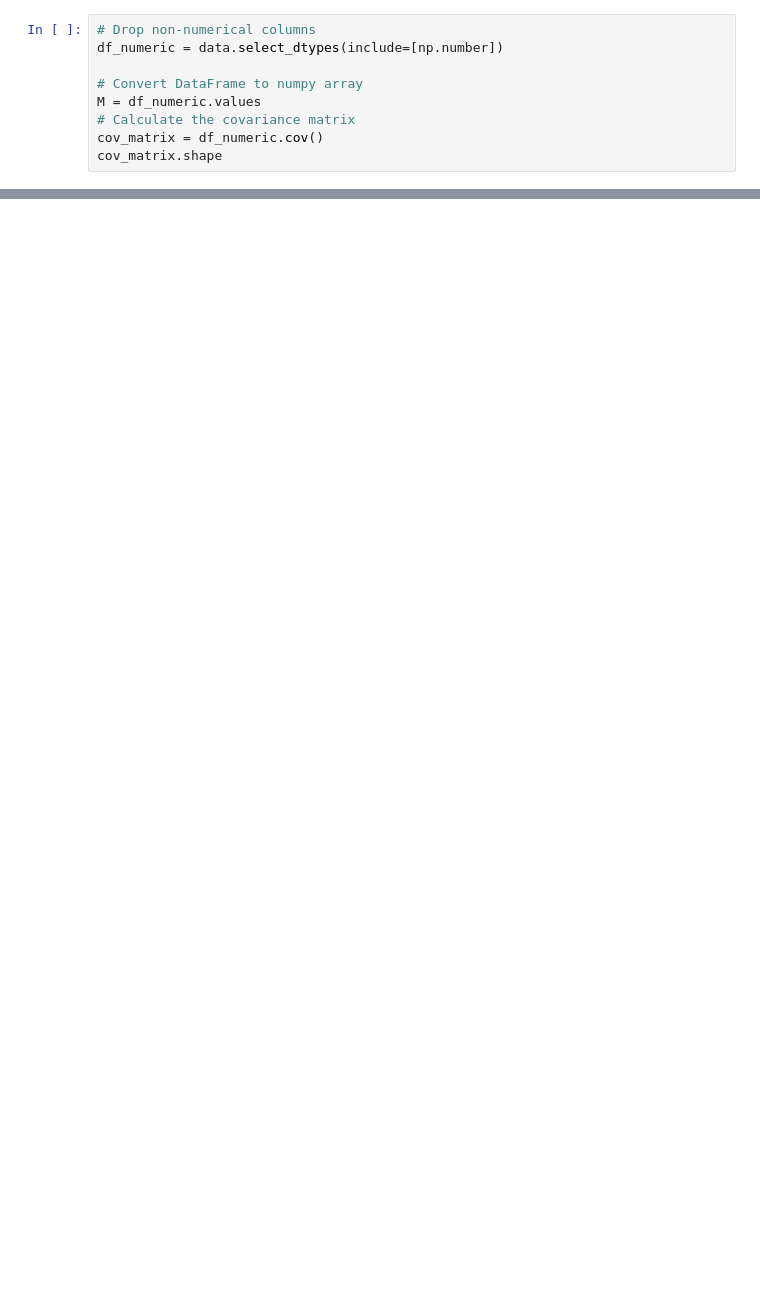
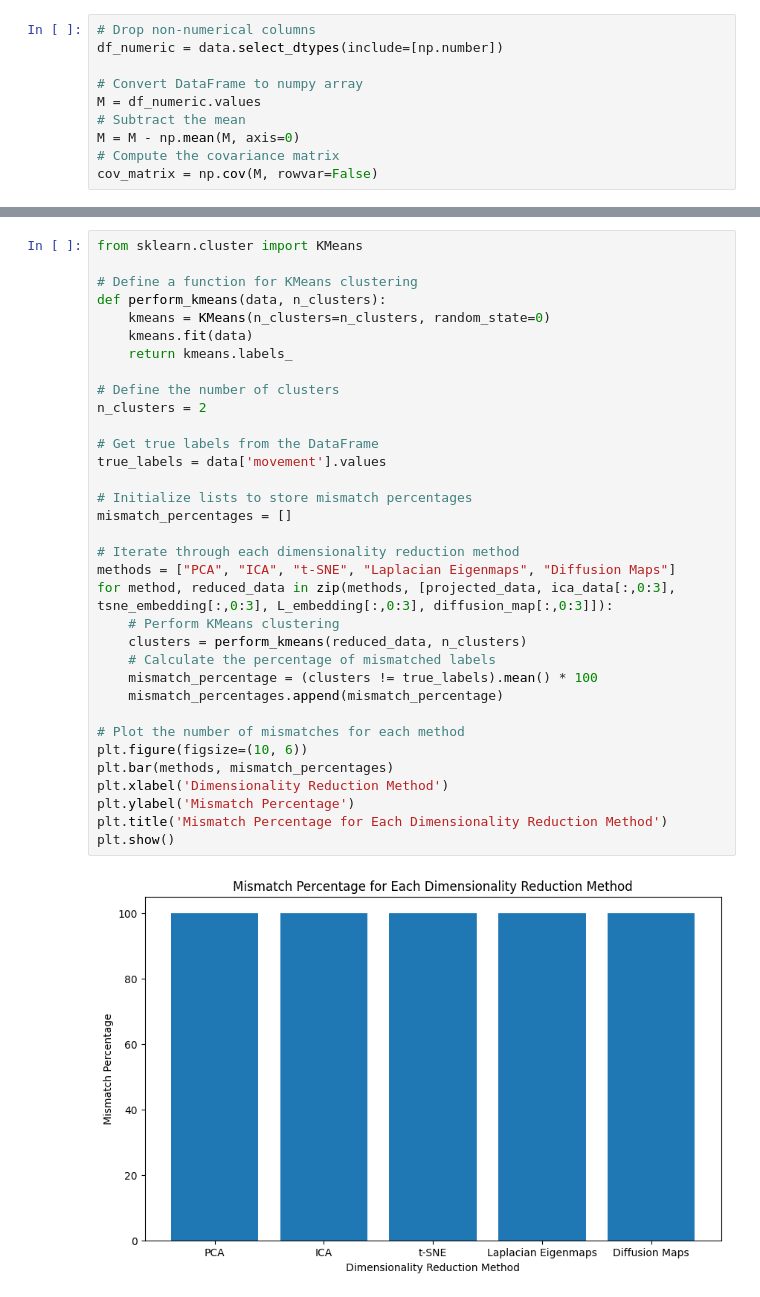
Before and after one commit to Beniasoff/Models, a Jupyter notebook: Final.ipynb, the cells around one changed output, grey strips where cells are left out. Drawn from its saved outputs; the diff is of its cells as text; blank space fills up the shorter version.

Commit message:
fix the kmeans

```diff
--- a/Final.ipynb
+++ b/Final.ipynb
@@ -21,6 +23,7 @@ df_numeric = data.select_dtypes(include=[np.number])
 
 # Convert DataFrame to numpy array
 M = df_numeric.values
-# Calculate the covariance matrix
-cov_matrix = df_numeric.cov()
-cov_matrix.shape
+# Subtract the mean
+M = M - np.mean(M, axis=0)
+# Compute the covariance matrix
+cov_matrix = np.cov(M, rowvar=False)
@@ -144,0 +248,36 @@ plt.show()
+# %%
+from sklearn.cluster import KMeans
+
+# Define a function for KMeans clustering
+def perform_kmeans(data, n_clusters):
+    kmeans = KMeans(n_clusters=n_clusters, random_state=0)
+    kmeans.fit(data)
+    return kmeans.labels_
+
+# Define the number of clusters
+n_clusters = 2
+
+# Get true labels from the DataFrame
+true_labels = data['movement'].values
+
+# Initialize lists to store mismatch percentages
+mismatch_percentages = []
+
+# Iterate through each dimensionality reduction method
+methods = ["PCA", "ICA", "t-SNE", "Laplacian Eigenmaps", "Diffusion Maps"]
+for method, reduced_data in zip(methods, [projected_data, ica_data[:,0:3], tsne_embedding[:,0:3], L_embedding[:,0:3], diffusion_map[:,0:3]]):
+    # Perform KMeans clustering
+    clusters = perform_kmeans(reduced_data, n_clusters)
+    # Calculate the percentage of mismatched labels
+    mismatch_percentage = (clusters != true_labels).mean() * 100
+    mismatch_percentages.append(mismatch_percentage)
+
+# Plot the number of mismatches for each method
+plt.figure(figsize=(10, 6))
+plt.bar(methods, mismatch_percentages)
+plt.xlabel('Dimensionality Reduction Method')
+plt.ylabel('Mismatch Percentage')
+plt.title('Mismatch Percentage for Each Dimensionality Reduction Method')
+plt.show()
+# %% [output]
+[figure, added]
```
Also changed, not shown: parts of 32 cells of this notebook, 1 other file.
